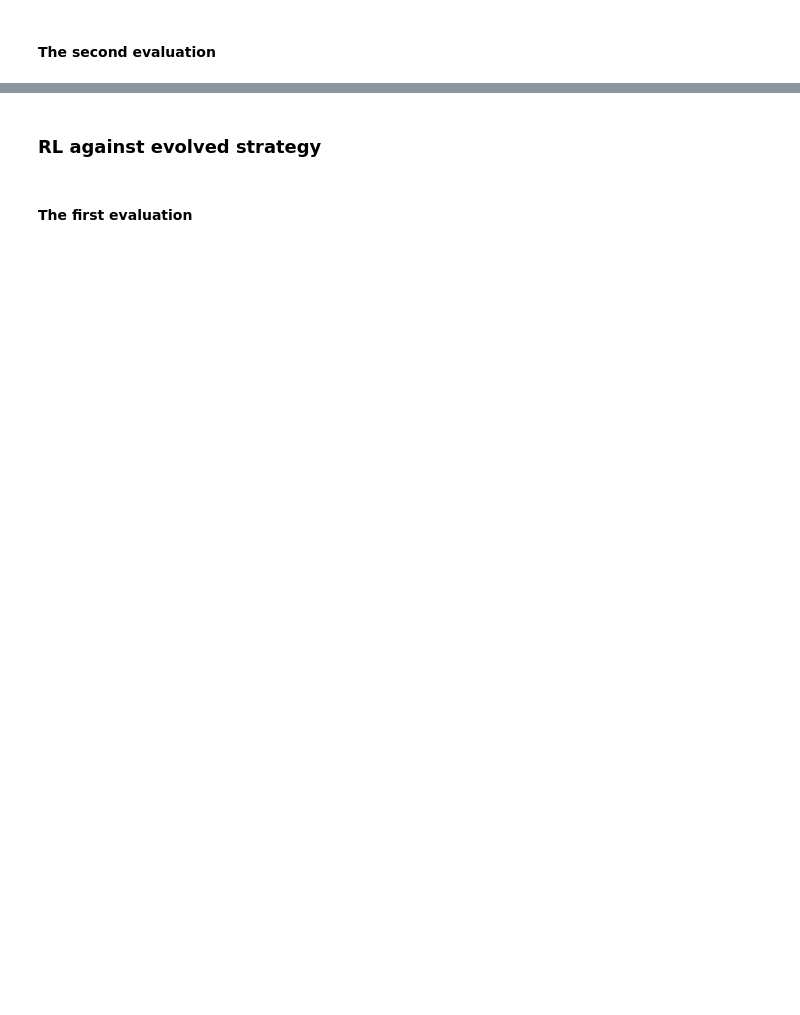
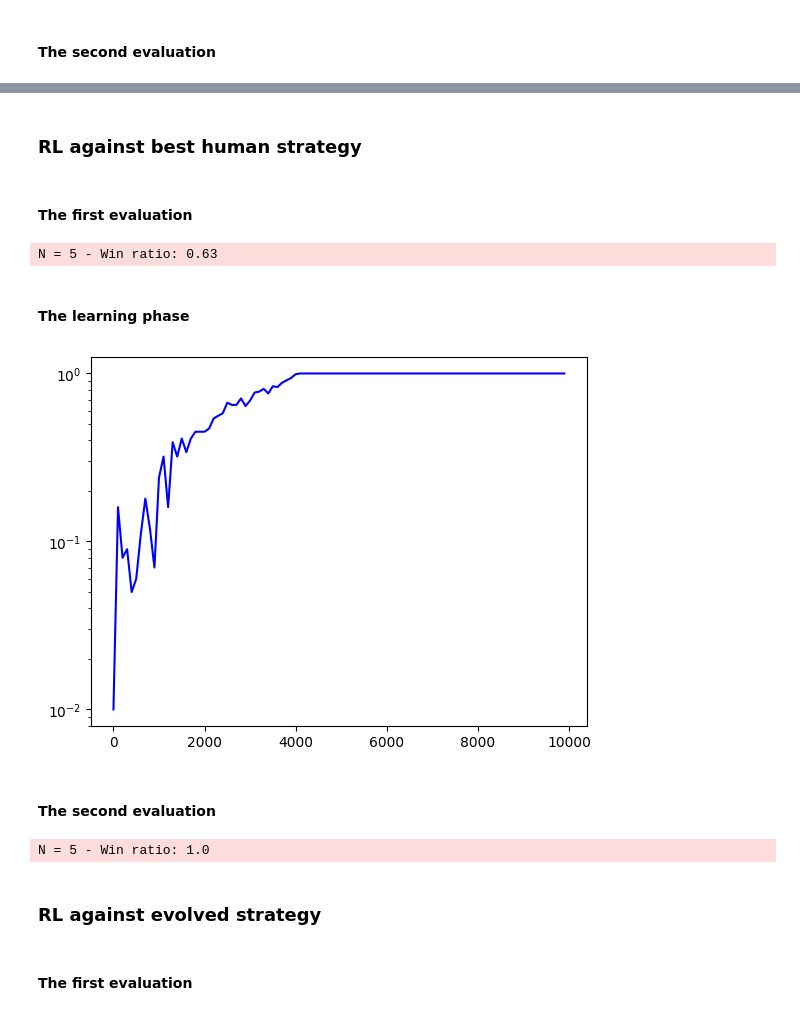
Before and after one commit to francescofiorella/computational_intelligence_2022_2023, a Jupyter notebook: lab3/lab3.ipynb, the cells around one changed output, grey strips where cells are left out. Saved outputs shown, nothing was run; the diff lists cells and outputs as text; code cells hidden in the pictures; blank space fills up the shorter version.

```diff
--- a/lab3/lab3.ipynb
+++ b/lab3/lab3.ipynb
@@ -442,11 +630,3 @@ N = 4 - Win ratio: 1.0
 ### Match against nim sum strategy
 # %% [markdown]
 The minmax strategy makes the first move.
-# %%
-NUM_MATCHES = 100
-NUM_ROWS = 3
-
-won = 0
-for _ in range(NUM_MATCHES):
-    won += (1 - play_nim(NUM_ROWS, minmax_strategy, nim_sum_strategy, 0))
-logging.info(f"N = {NUM_ROWS} - Win ratio: {won/NUM_MATCHES}")
@@ -462,10 +640,2 @@ N = 3 - Win ratio: 0.0
 # %% [markdown]
 The nimsum strategy makes the first move.
-# %%
-NUM_MATCHES = 10
-NUM_ROWS = 4
-
-won = 0
-for _ in range(NUM_MATCHES):
-    won += (1 - play_nim(NUM_ROWS, minmax_strategy, nim_sum_strategy, 0))
-logging.info(f"N = {NUM_ROWS} - Win ratio: {won/NUM_MATCHES}")
@@ -574,8 +739,8 @@ def train(agent: Agent, opponent_strategy, opponent_law=None):
 # %% [markdown]
 ### Reinforcement learning against random strategy
 # %%
-NIM_NUM = 5
-nim = Nim(NIM_NUM)
+NUM_ROWS = 5
+nim = Nim(NUM_ROWS)
 rl_agent = Agent(nim, alpha=0.1, random_factor=0.4)
 # %%
 def rl_strategy(nim: Nim, num_law=None, nimming=True):
@@ -615,2 +769,25 @@ Win ratio: 0.91
+# %% [markdown]
+### RL against best human strategy
+# %%
+nim = Nim(NUM_ROWS)
+rl_agent = Agent(nim, alpha=0.1, random_factor=0.4)
+# %% [markdown]
+#### The first evaluation
+# %%
+evaluate(rl_strategy, best_human_strategy[0], second_num_law=best_human_strategy[1], rows=[NUM_ROWS], starter=0)
+# %% [output]
+N = 5 - Win ratio: 0.63
+# %% [markdown]
+#### The learning phase
+# %%
+train(rl_agent, best_human_strategy[0], opponent_law=best_human_strategy[1])
+# %% [output]
+[figure, added]
+# %% [markdown]
+#### The second evaluation
+# %%
+evaluate(rl_strategy, best_human_strategy[0], second_num_law=best_human_strategy[1], rows=[NUM_ROWS], starter=0)
+# %% [output]
+N = 5 - Win ratio: 1.0
 # %% [markdown]
 ### RL against evolved strategy
```
Also changed, not shown: parts of 75 cells of this notebook, 2 other files.
